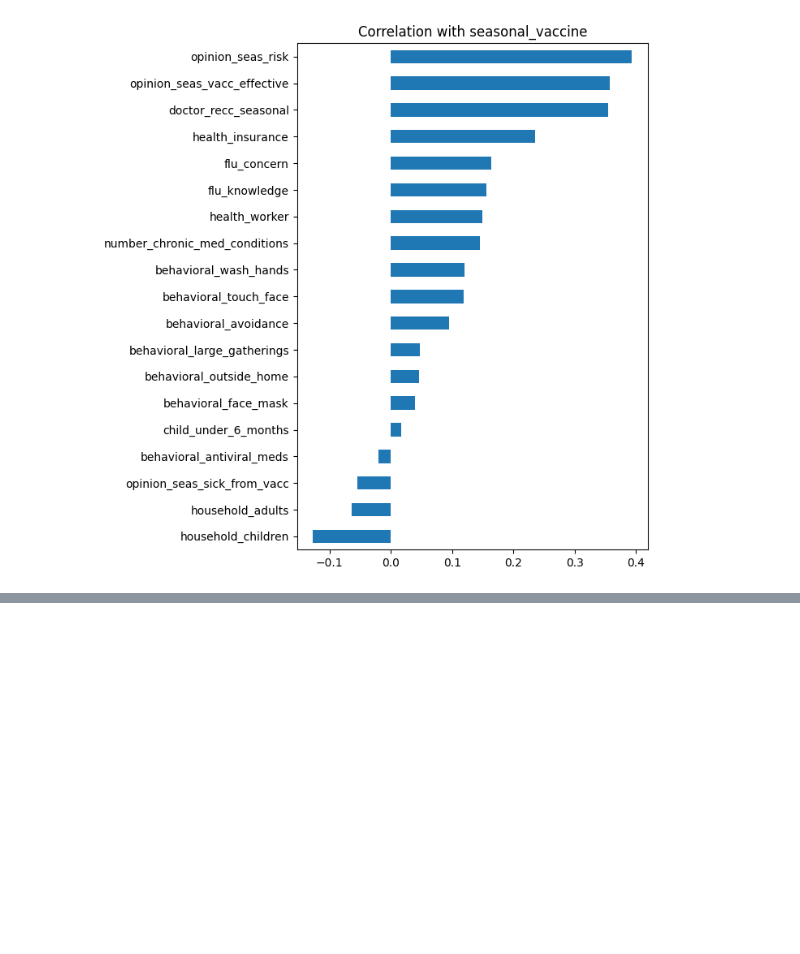
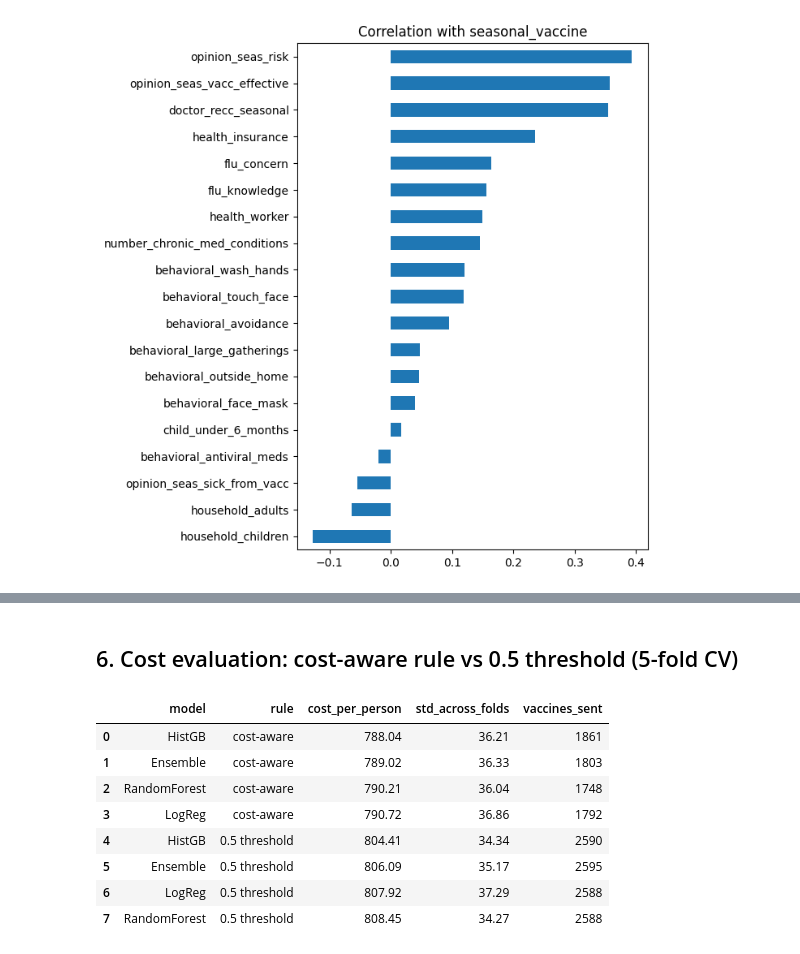
Before and after one commit to Charanca24/Team-E, a Jupyter notebook: flu_vaccine.ipynb, the cells around one changed output, grey strips where cells are left out. Cells and saved outputs as stored; diff of their text form; code cells hidden in the pictures; blank space fills up the shorter version.

```diff
--- a/flu_vaccine.ipynb
+++ b/flu_vaccine.ipynb
@@ -77,0 +206,29 @@ plt.tight_layout(); plt.show()
+# %% [markdown]
+## 6. Cost evaluation: cost-aware rule vs 0.5 threshold (5-fold CV)
+# %%
+def fold_costs(q, rule):
+    out = []
+    for _, val_idx in cv.split(X, y):
+        send = rule(q[val_idx], p_train[val_idx])
+        out.append(total_cost(send, yb[val_idx], p_train[val_idx]) / len(val_idx))
+    return np.array(out)
+
+rules = {"cost-aware": decide, "0.5 threshold": lambda q, p: q > 0.5}
+rows = []
+for name, q in oof.items():
+    for rname, rule in rules.items():
+        c = fold_costs(q, rule)
+        rows.append({"model": name, "rule": rname, "cost_per_person": c.mean(),
+                     "std_across_folds": c.std(), "vaccines_sent": int(rule(q, p_train).sum())})
+results = pd.DataFrame(rows).sort_values("cost_per_person").reset_index(drop=True)
+results.round(2)
+# %% [output]
+|  | model | rule | cost_per_person | std_across_folds | vaccines_sent |
+| 0 | HistGB | cost-aware | 788.04 | 36.21 | 1861 |
+| 1 | Ensemble | cost-aware | 789.02 | 36.33 | 1803 |
+| 2 | RandomForest | cost-aware | 790.21 | 36.04 | 1748 |
+| 3 | LogReg | cost-aware | 790.72 | 36.86 | 1792 |
+| 4 | HistGB | 0.5 threshold | 804.41 | 34.34 | 2590 |
+| 5 | Ensemble | 0.5 threshold | 806.09 | 35.17 | 2595 |
+| 6 | LogReg | 0.5 threshold | 807.92 | 37.29 | 2588 |
+| 7 | RandomForest | 0.5 threshold | 808.45 | 34.27 | 2588 |
```
Also changed, not shown: parts of 9 cells of this notebook.
